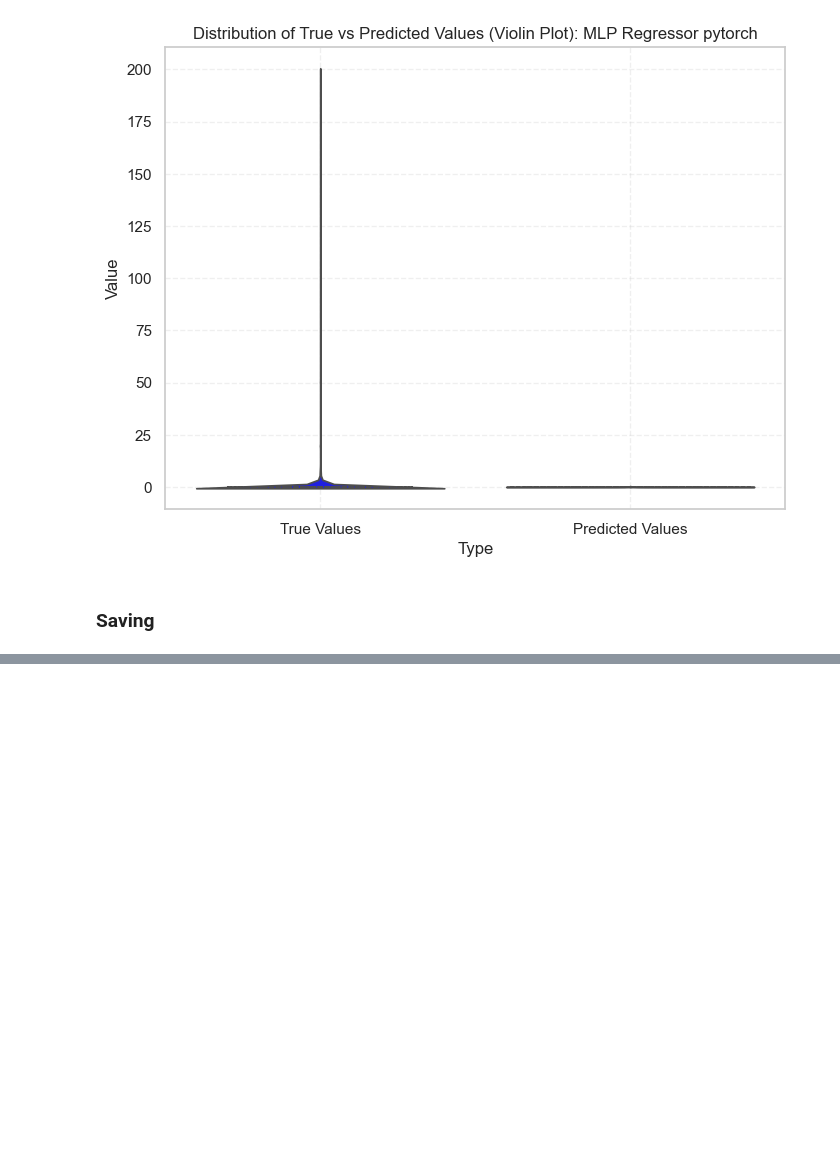
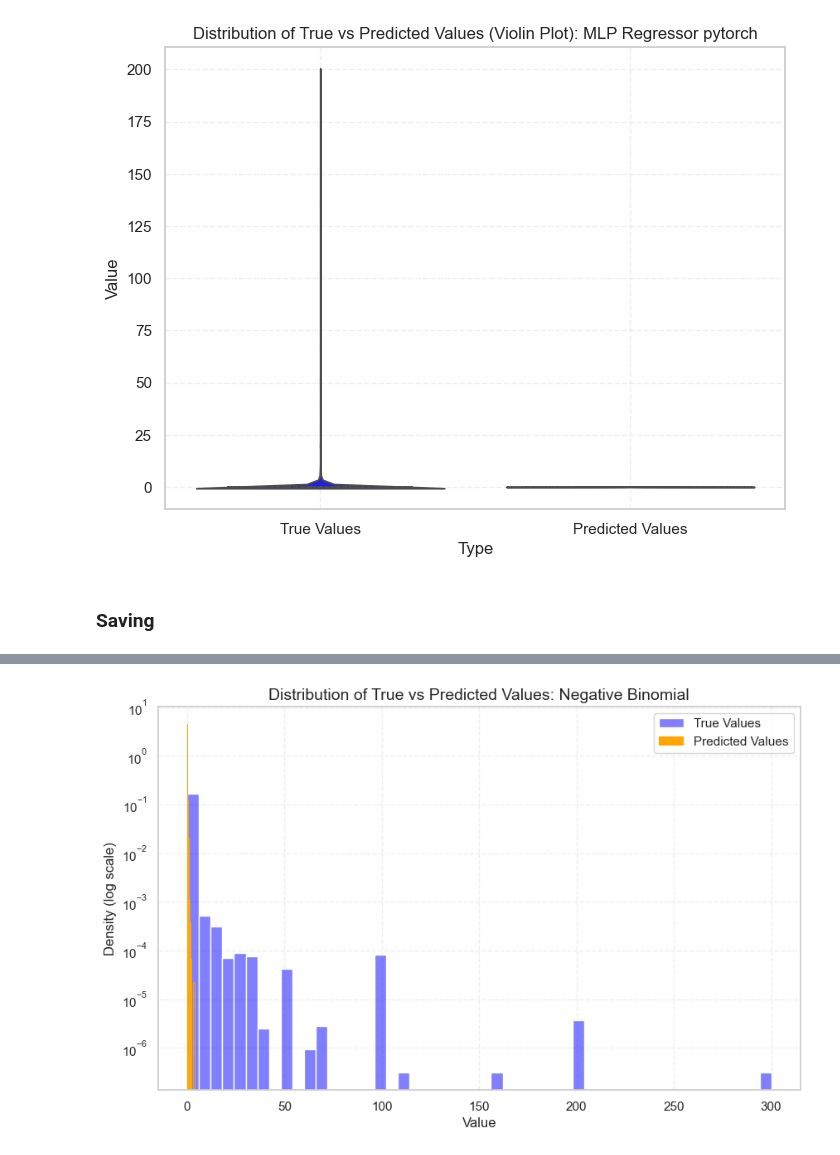
Before and after one commit to mindenki/2025-ITU-MachineLearning-Project-Claims-Risk-zrt, a Jupyter notebook: notebooks/05_Models_implemented.ipynb, the cells around one changed output, grey strips where cells are left out. Saved outputs shown, nothing was run; the diff lists cells and outputs as text; code cells hidden in the pictures; blank space fills up the shorter version.

```diff
--- a/notebooks/05_Models_implemented.ipynb
+++ b/notebooks/05_Models_implemented.ipynb
@@ -459,0 +531,4 @@ torch.save({
+# %%
+prediction_distribution(y_true=y_train, y_pred=y_train_pred, name="Negative Binomial")
+# %% [output]
+[figure, added]
```
Also changed, not shown: parts of 52 cells of this notebook.
